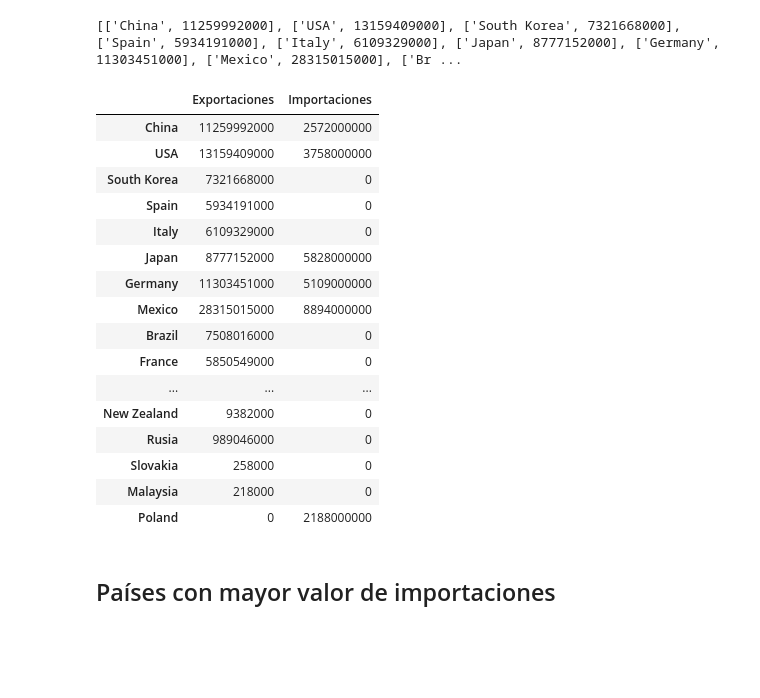
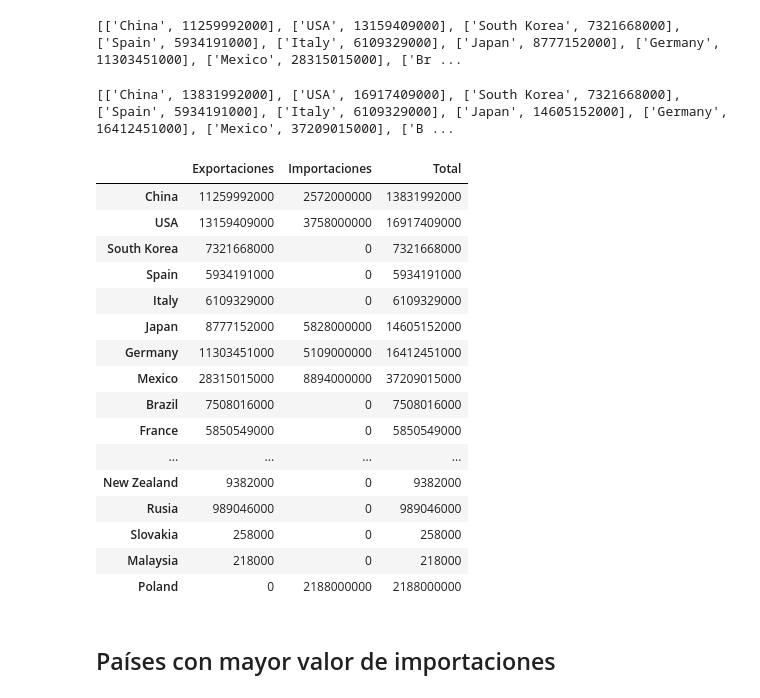
Before and after one commit to josue-islas/EmTech_2, a Jupyter notebook: Notebooks/ISLAS_GASRCILAZO_JOSUE_SABDIEL_PROYECTO.ipynb, the cells around one changed output. Cells and saved outputs as stored; diff of their text form; code cells hidden in the pictures; blank space fills up the shorter version.

```diff
--- a/Notebooks/ISLAS_GASRCILAZO_JOSUE_SABDIEL_PROYECTO.ipynb
+++ b/Notebooks/ISLAS_GASRCILAZO_JOSUE_SABDIEL_PROYECTO.ipynb
@@ -54,6 +54,8 @@ display(df)
 | 19055 | Imports | Malaysia | Singapore | 2020 | 2020-06-30 | Gas turbines | Sea | Union Energy Co | ... |
 | 19056 | Imports | Malaysia | Singapore | 2020 | 2020-07-01 | Gas turbines | Sea | Union Energy Co | ... |
 19056 rows × 9 columns
+# %%
+df['destination'].replace({'United Kingdom':'UK'}, inplace = True)
 # %% [markdown]
 ## Análisis exploratorio
 # %%
@@ -477,29 +514,36 @@ array_pais_exportacion = []
 print(array_pais_exportacion)
 # %% [output]
 [['China', 11259992000], ['USA', 13159409000], ['South Korea', 7321668000], ['Spain', 5934191000], ['Italy', 6109329000], ['Japan', 8777152000], ['Germany', 11303451000], ['Mexico', 28315015000], ['Br ...
+# %%
+array_pais_total = []
+[array_pais_total.append([country, df[df['destination'] == country].total_value.sum()]) for country in df.destination.unique()]
+print(array_pais_total)
+# %% [output]
+[['China', 13831992000], ['USA', 16917409000], ['South Korea', 7321668000], ['Spain', 5934191000], ['Italy', 6109329000], ['Japan', 14605152000], ['Germany', 16412451000], ['Mexico', 37209015000], ['B ...
 # %%
 series1 = pd.Series(dict(array_pais_exportacion), name='Exportaciones')
 series2 = pd.Series(dict(array_pais_importacion), name = 'Importaciones')
-df_paises_raiting = pd.concat([series1, series2], axis=1)
+series3 = pd.Series(dict(array_pais_total), name = 'Total')
+df_paises_raiting = pd.concat([series1, series2, series3], axis=1)
 display(df_paises_raiting)
 # %% [output]
-|  | Exportaciones | Importaciones |
-| China | 11259992000 | 2572000000 |
-| USA | 13159409000 | 3758000000 |
-| South Korea | 7321668000 | 0 |
-| Spain | 5934191000 | 0 |
-| Italy | 6109329000 | 0 |
-| Japan | 8777152000 | 5828000000 |
-| Germany | 11303451000 | 5109000000 |
-| Mexico | 28315015000 | 8894000000 |
-| Brazil | 7508016000 | 0 |
-| France | 5850549000 | 0 |
-| ... | ... | ... |
-| New Zealand | 9382000 | 0 |
-| Rusia | 989046000 | 0 |
-| Slovakia | 258000 | 0 |
-| Malaysia | 218000 | 0 |
-| Poland | 0 | 2188000000 |
+|  | Exportaciones | Importaciones | Total |
+| China | 11259992000 | 2572000000 | 13831992000 |
+| USA | 13159409000 | 3758000000 | 16917409000 |
+| South Korea | 7321668000 | 0 | 7321668000 |
+| Spain | 5934191000 | 0 | 5934191000 |
+| Italy | 6109329000 | 0 | 6109329000 |
+| Japan | 8777152000 | 5828000000 | 14605152000 |
+| Germany | 11303451000 | 5109000000 | 16412451000 |
+| Mexico | 28315015000 | 8894000000 | 37209015000 |
+| Brazil | 7508016000 | 0 | 7508016000 |
+| France | 5850549000 | 0 | 5850549000 |
+| ... | ... | ... | ... |
+| New Zealand | 9382000 | 0 | 9382000 |
+| Rusia | 989046000 | 0 | 989046000 |
+| Slovakia | 258000 | 0 | 258000 |
+| Malaysia | 218000 | 0 | 218000 |
+| Poland | 0 | 2188000000 | 2188000000 |
 # %% [markdown]
 ## Países con mayor valor de importaciones
 # %%
```
Also changed, not shown: parts of 11 cells of this notebook.
